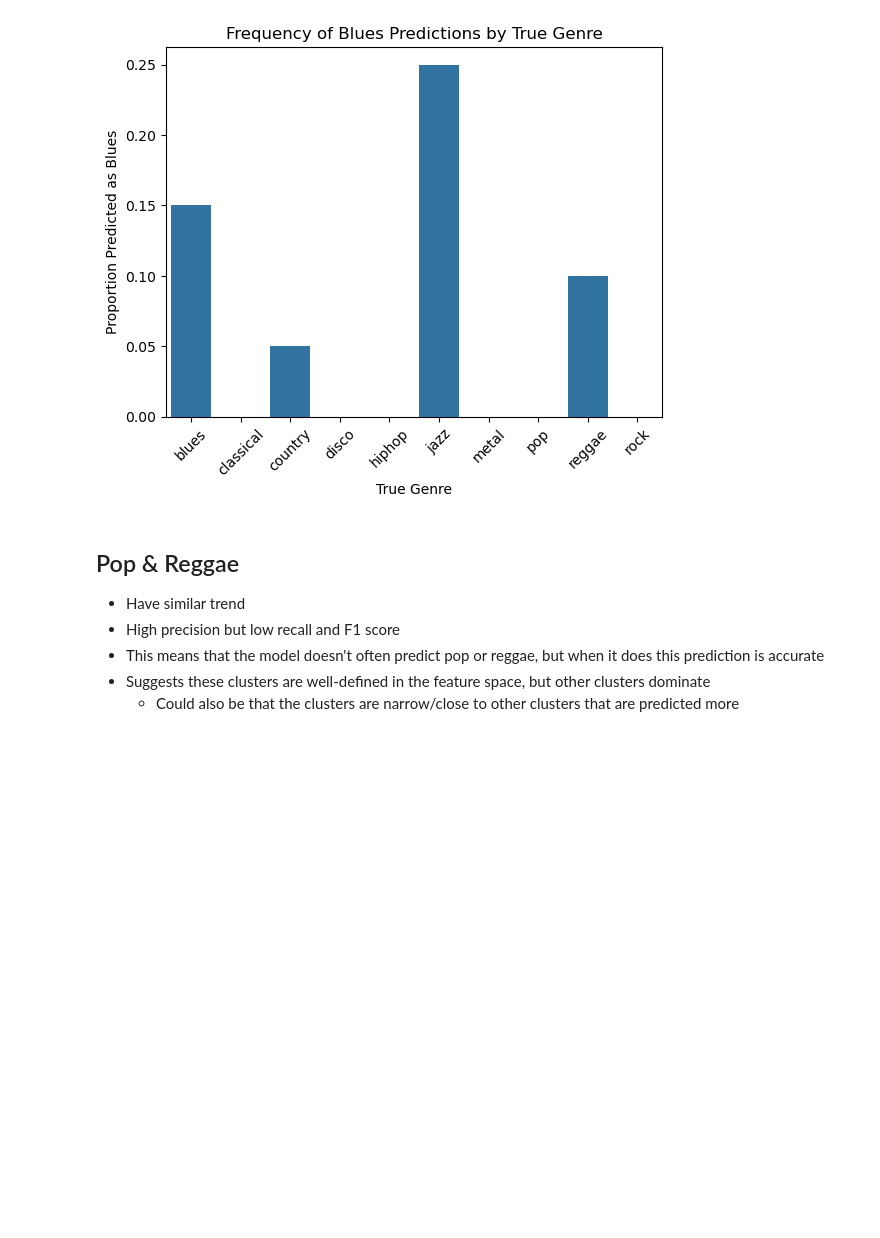
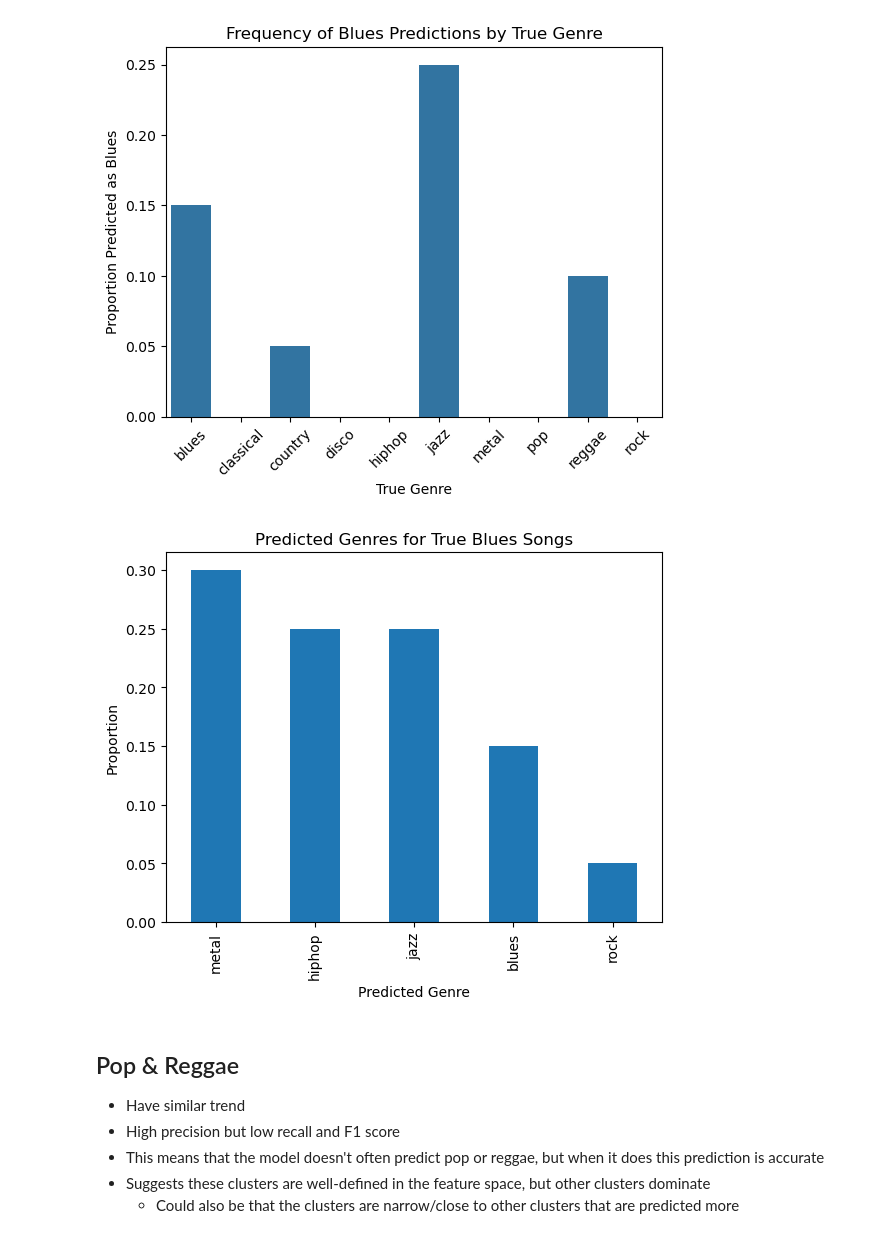
Before and after one commit to AlexGithub3427/music-genre-classification, a Jupyter notebook: KNN Analysis.ipynb, the cells around one changed output. Saved outputs shown, nothing was run; the diff lists cells and outputs as text; code cells hidden in the pictures; blank space fills up the shorter version.

```diff
--- a/KNN Analysis.ipynb
+++ b/KNN Analysis.ipynb
@@ -225,6 +267,10 @@ np.float64(0.13636363636363635)
 plot_prediction_frequency("blues")
 # %% [output]
 [figure]
+# %%
+prediction_plot_true_genre("blues")
+# %% [output]
+[figure, added]
 # %% [markdown]
 ## Pop & Reggae
 - Have similar trend
```
Also changed, not shown: parts of 13 cells of this notebook.
